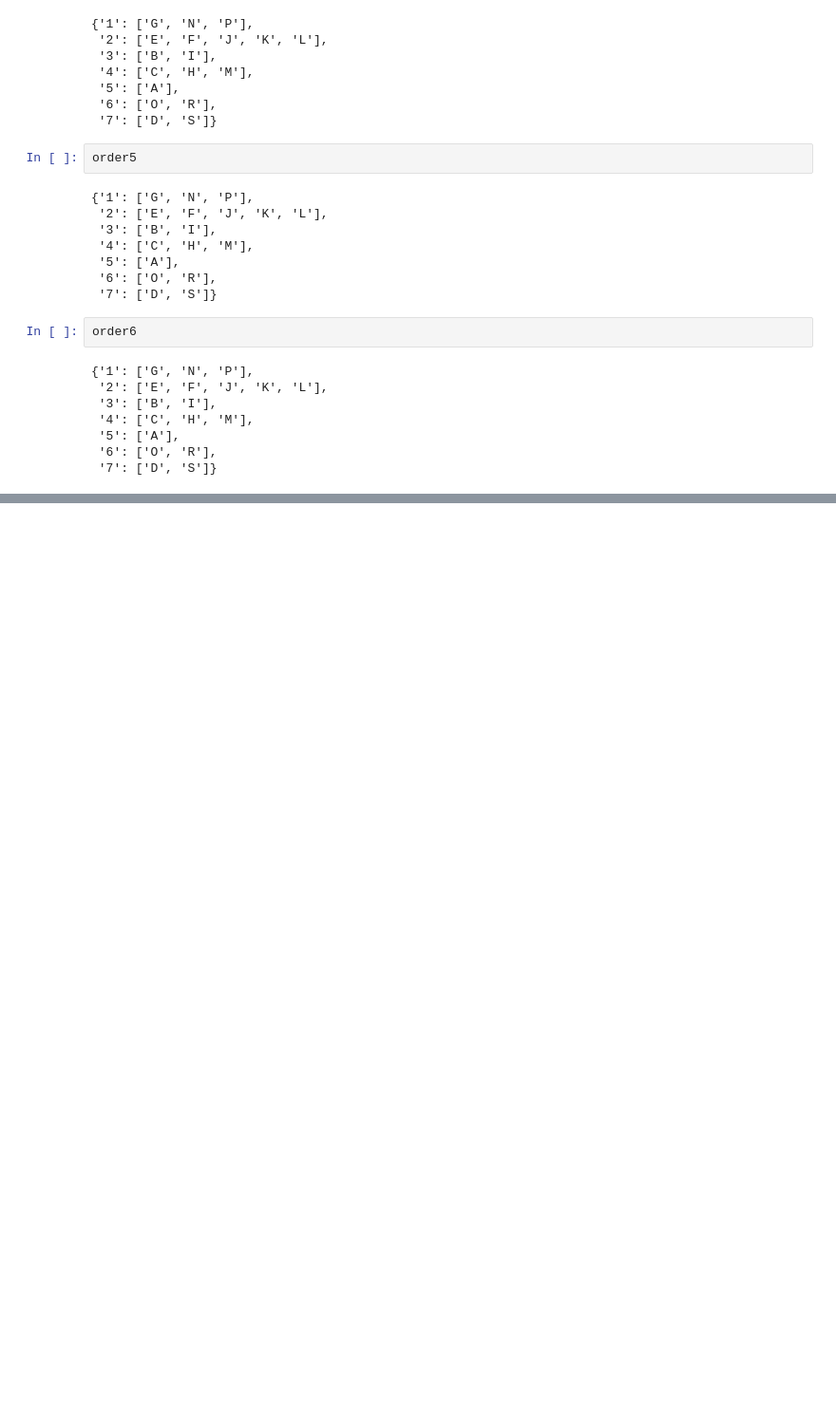
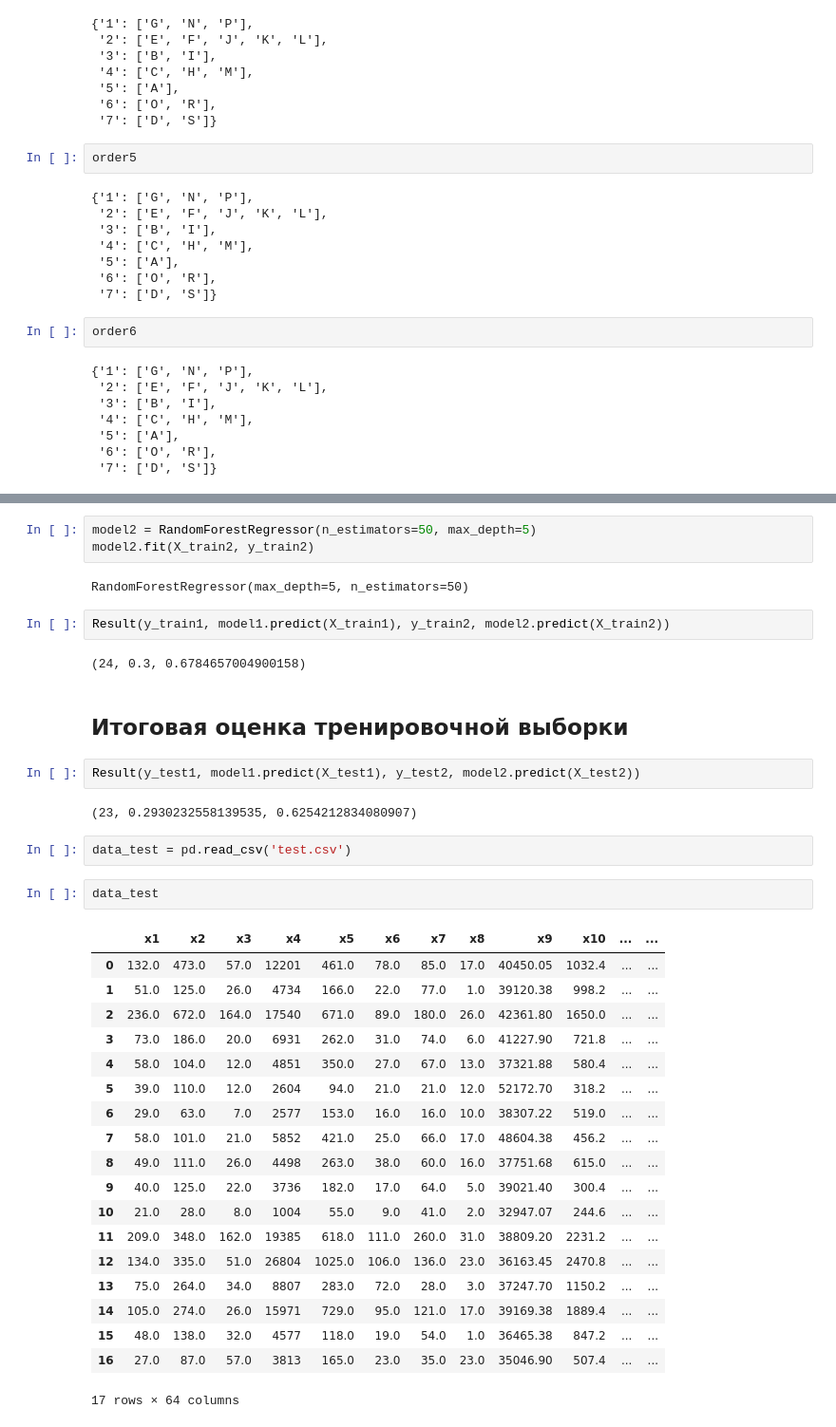
Before and after one commit to Chpel/Study_3, a Jupyter notebook: Самоста/ЯП_матмод.ipynb, the cells around one changed output, grey strips where cells are left out. Shown at 95% size. Cells and saved outputs as stored; diff of their text form; blank space fills up the shorter version.

```diff
--- a/Самоста/ЯП_матмод.ipynb
+++ b/Самоста/ЯП_матмод.ipynb
@@ -315,0 +570,39 @@ order6
+# %%
+model2 = RandomForestRegressor(n_estimators=50, max_depth=5)
+model2.fit(X_train2, y_train2)
+# %% [output]
+RandomForestRegressor(max_depth=5, n_estimators=50)
+# %%
+Result(y_train1, model1.predict(X_train1), y_train2, model2.predict(X_train2))
+# %% [output]
+(24, 0.3, 0.6784657004900158)
+# %% [markdown]
+## Итоговая оценка тренировочной выборки
+# %%
+Result(y_test1, model1.predict(X_test1), y_test2, model2.predict(X_test2))
+# %% [output]
+(23, 0.2930232558139535, 0.6254212834080907)
+# %%
+data_test = pd.read_csv('test.csv')
+# %%
+data_test
+# %% [output]
+|  | x1 | x2 | x3 | x4 | x5 | x6 | x7 | x8 | x9 | x10 | ... | ... |
+| 0 | 132.0 | 473.0 | 57.0 | 12201 | 461.0 | 78.0 | 85.0 | 17.0 | 40450.05 | 1032.4 | ... | ... |
+| 1 | 51.0 | 125.0 | 26.0 | 4734 | 166.0 | 22.0 | 77.0 | 1.0 | 39120.38 | 998.2 | ... | ... |
+| 2 | 236.0 | 672.0 | 164.0 | 17540 | 671.0 | 89.0 | 180.0 | 26.0 | 42361.80 | 1650.0 | ... | ... |
+| 3 | 73.0 | 186.0 | 20.0 | 6931 | 262.0 | 31.0 | 74.0 | 6.0 | 41227.90 | 721.8 | ... | ... |
+| 4 | 58.0 | 104.0 | 12.0 | 4851 | 350.0 | 27.0 | 67.0 | 13.0 | 37321.88 | 580.4 | ... | ... |
+| 5 | 39.0 | 110.0 | 12.0 | 2604 | 94.0 | 21.0 | 21.0 | 12.0 | 52172.70 | 318.2 | ... | ... |
+| 6 | 29.0 | 63.0 | 7.0 | 2577 | 153.0 | 16.0 | 16.0 | 10.0 | 38307.22 | 519.0 | ... | ... |
+| 7 | 58.0 | 101.0 | 21.0 | 5852 | 421.0 | 25.0 | 66.0 | 17.0 | 48604.38 | 456.2 | ... | ... |
+| 8 | 49.0 | 111.0 | 26.0 | 4498 | 263.0 | 38.0 | 60.0 | 16.0 | 37751.68 | 615.0 | ... | ... |
+| 9 | 40.0 | 125.0 | 22.0 | 3736 | 182.0 | 17.0 | 64.0 | 5.0 | 39021.40 | 300.4 | ... | ... |
+| 10 | 21.0 | 28.0 | 8.0 | 1004 | 55.0 | 9.0 | 41.0 | 2.0 | 32947.07 | 244.6 | ... | ... |
+| 11 | 209.0 | 348.0 | 162.0 | 19385 | 618.0 | 111.0 | 260.0 | 31.0 | 38809.20 | 2231.2 | ... | ... |
+| 12 | 134.0 | 335.0 | 51.0 | 26804 | 1025.0 | 106.0 | 136.0 | 23.0 | 36163.45 | 2470.8 | ... | ... |
+| 13 | 75.0 | 264.0 | 34.0 | 8807 | 283.0 | 72.0 | 28.0 | 3.0 | 37247.70 | 1150.2 | ... | ... |
+| 14 | 105.0 | 274.0 | 26.0 | 15971 | 729.0 | 95.0 | 121.0 | 17.0 | 39169.38 | 1889.4 | ... | ... |
+| 15 | 48.0 | 138.0 | 32.0 | 4577 | 118.0 | 19.0 | 54.0 | 1.0 | 36465.38 | 847.2 | ... | ... |
+| 16 | 27.0 | 87.0 | 57.0 | 3813 | 165.0 | 23.0 | 35.0 | 23.0 | 35046.90 | 507.4 | ... | ... |
+17 rows × 64 columns
```
Also changed, not shown: parts of 53 cells of this notebook, 1 other file.
